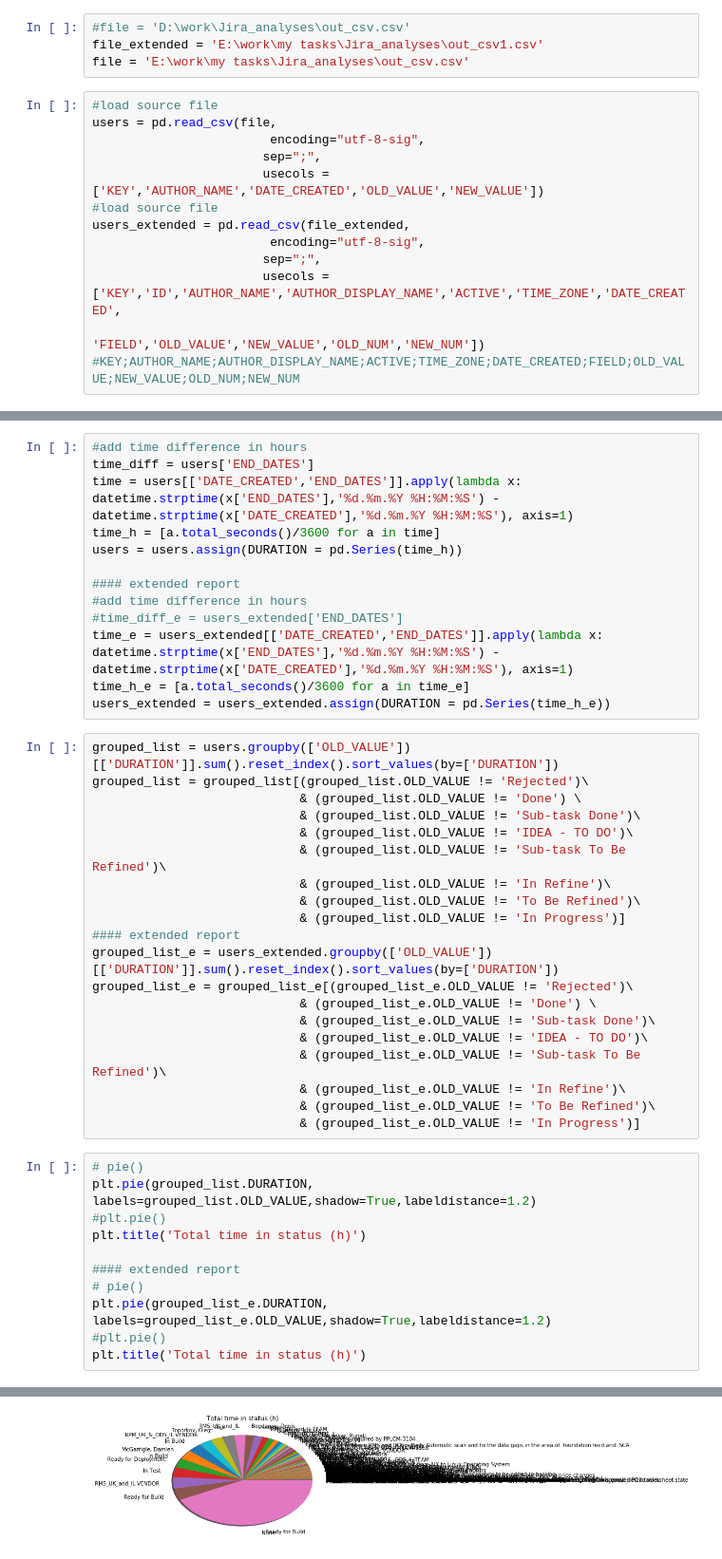
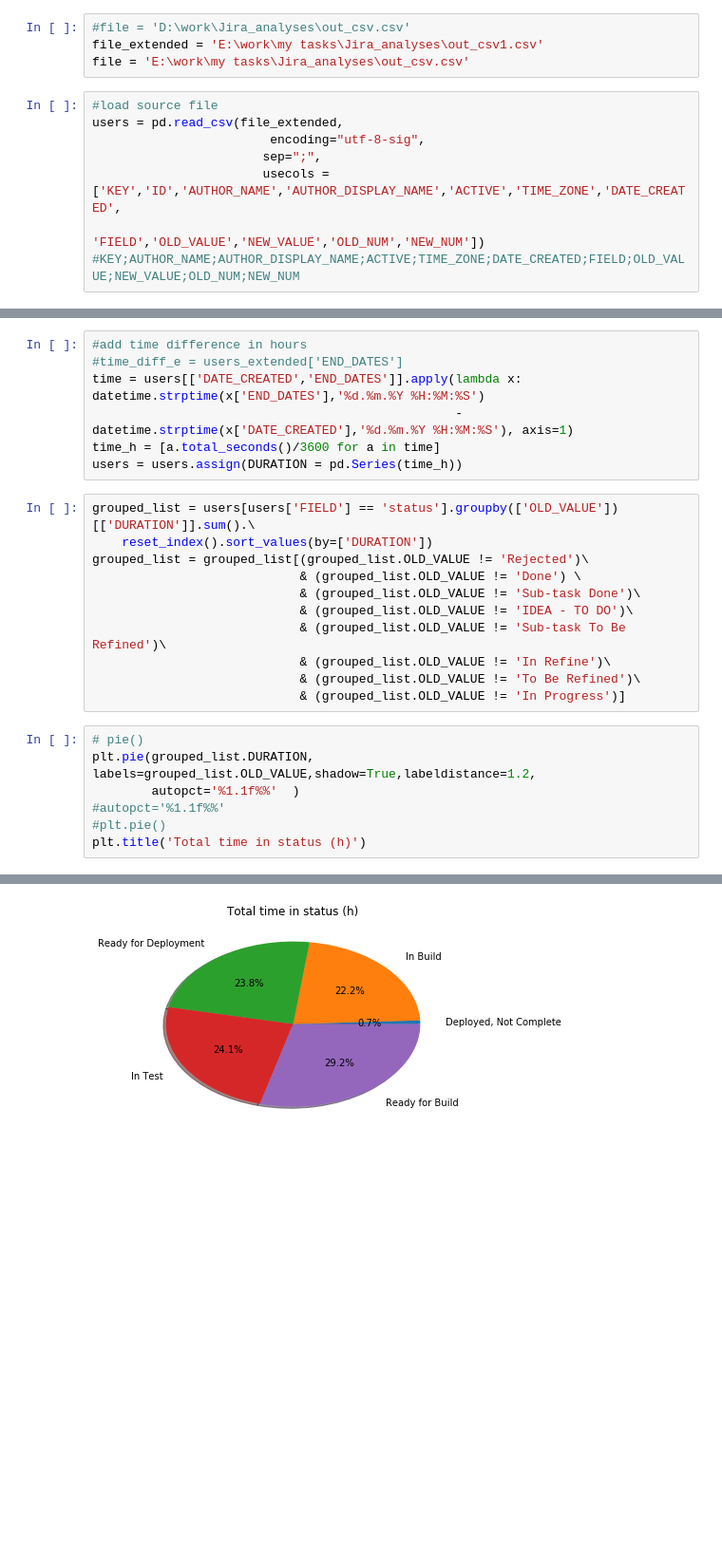
Before and after one commit to thirstfortruth/jira_analyses, a Jupyter notebook: jira_pm_analyses.ipynb, the cells around one changed output, grey strips where cells are left out. Shown at 95% size. Saved outputs shown, nothing was run; the diff lists cells and outputs as text; blank space fills up the shorter version.

Commit message:
Minor changes to Pie chart

```diff
--- a/jira_pm_analyses.ipynb
+++ b/jira_pm_analyses.ipynb
@@ -10,12 +10,7 @@ file_extended = 'E:\work\my tasks\Jira_analyses\out_csv1.csv'
 file = 'E:\work\my tasks\Jira_analyses\out_csv.csv'
 # %%
 #load source file
-users = pd.read_csv(file,
-                        encoding="utf-8-sig",
-                       sep=";",
-                       usecols =['KEY','AUTHOR_NAME','DATE_CREATED','OLD_VALUE','NEW_VALUE'])
-#load source file
-users_extended = pd.read_csv(file_extended,
+users = pd.read_csv(file_extended,
                         encoding="utf-8-sig",
                        sep=";",
                        usecols =['KEY','ID','AUTHOR_NAME','AUTHOR_DISPLAY_NAME','ACTIVE','TIME_ZONE','DATE_CREATED',
@@ -60,18 +36,13 @@ users_extended.loc[users_extended.index[len(users_extended)-1],'END_DATES'] = us
 # %%
 #add time difference in hours
-time_diff = users['END_DATES']
-time = users[['DATE_CREATED','END_DATES']].apply(lambda x: datetime.strptime(x['END_DATES'],'%d.%m.%Y %H:%M:%S') - datetime.strptime(x['DATE_CREATED'],'%d.%m.%Y %H:%M:%S'), axis=1)
+#time_diff_e = users_extended['END_DATES']
+time = users[['DATE_CREATED','END_DATES']].apply(lambda x: datetime.strptime(x['END_DATES'],'%d.%m.%Y %H:%M:%S')
+                                                 - datetime.strptime(x['DATE_CREATED'],'%d.%m.%Y %H:%M:%S'), axis=1)
 time_h = [a.total_seconds()/3600 for a in time]
 users = users.assign(DURATION = pd.Series(time_h))
-
-#### extended report
-#add time difference in hours
-#time_diff_e = users_extended['END_DATES']
-time_e = users_extended[['DATE_CREATED','END_DATES']].apply(lambda x: datetime.strptime(x['END_DATES'],'%d.%m.%Y %H:%M:%S') - datetime.strptime(x['DATE_CREATED'],'%d.%m.%Y %H:%M:%S'), axis=1)
-time_h_e = [a.total_seconds()/3600 for a in time_e]
-users_extended = users_extended.assign(DURATION = pd.Series(time_h_e))
 # %%
-grouped_list = users.groupby(['OLD_VALUE'])[['DURATION']].sum().reset_index().sort_values(by=['DURATION'])
+grouped_list = users[users['FIELD'] == 'status'].groupby(['OLD_VALUE'])[['DURATION']].sum().\
+    reset_index().sort_values(by=['DURATION'])
 grouped_list = grouped_list[(grouped_list.OLD_VALUE != 'Rejected')\
                             & (grouped_list.OLD_VALUE != 'Done') \
                             & (grouped_list.OLD_VALUE != 'Sub-task Done')\
@@ -80,27 +51,13 @@ grouped_list = grouped_list[(grouped_list.OLD_VALUE != 'Rejected')\
                             & (grouped_list.OLD_VALUE != 'In Refine')\
                             & (grouped_list.OLD_VALUE != 'To Be Refined')\
                             & (grouped_list.OLD_VALUE != 'In Progress')]
-#### extended report
-grouped_list_e = users_extended.groupby(['OLD_VALUE'])[['DURATION']].sum().reset_index().sort_values(by=['DURATION'])
-grouped_list_e = grouped_list_e[(grouped_list_e.OLD_VALUE != 'Rejected')\
-                            & (grouped_list_e.OLD_VALUE != 'Done') \
-                            & (grouped_list_e.OLD_VALUE != 'Sub-task Done')\
-                            & (grouped_list_e.OLD_VALUE != 'IDEA - TO DO')\
-                            & (grouped_list_e.OLD_VALUE != 'Sub-task To Be Refined')\
-                            & (grouped_list_e.OLD_VALUE != 'In Refine')\
-                            & (grouped_list_e.OLD_VALUE != 'To Be Refined')\
-                            & (grouped_list_e.OLD_VALUE != 'In Progress')]
 # %%
 # pie()
-plt.pie(grouped_list.DURATION, labels=grouped_list.OLD_VALUE,shadow=True,labeldistance=1.2)
+plt.pie(grouped_list.DURATION, labels=grouped_list.OLD_VALUE,shadow=True,labeldistance=1.2,
+        autopct='%1.1f%%'  )
+#autopct='%1.1f%%'
 #plt.pie()
 plt.title('Total time in status (h)')
-
-#### extended report
-# pie()
-plt.pie(grouped_list_e.DURATION, labels=grouped_list_e.OLD_VALUE,shadow=True,labeldistance=1.2)
-#plt.pie()
-plt.title('Total time in status (h)')
 # %% [output]
 Text(0.5,1,'Total time in status (h)')
-[figure, old version]
+[figure, new version]
```
Also changed, not shown: parts of 3 cells of this notebook.
